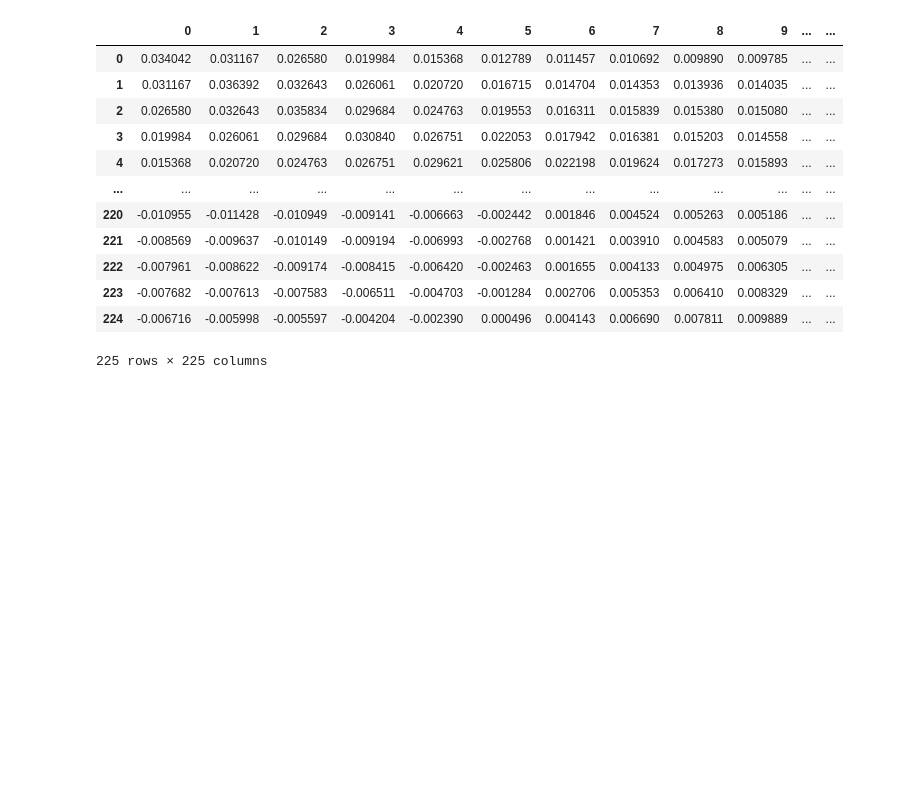
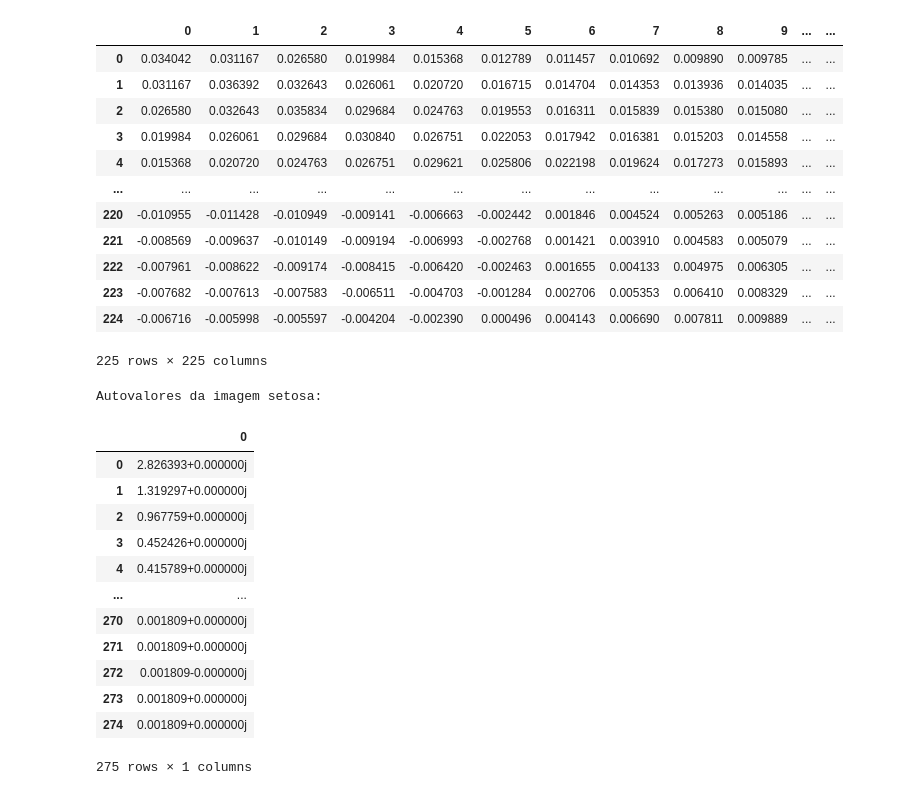
Before and after one commit to AdsonRoberto/Reducao_dimensionalidade_PCA_e_LDA, a Jupyter notebook: analise_PCA_LDA.ipynb, the cells around one changed output. Cells and saved outputs as stored; diff of their text form; code cells hidden in the pictures; blank space fills up the shorter version.

Commit message:
calculo de autovalores e autovetores e visualizando dataframe

```diff
--- a/analise_PCA_LDA.ipynb
+++ b/analise_PCA_LDA.ipynb
@@ -406,3 +406,22 @@ Matriz de covariância da imagem virginica:
 | 223 | -0.007682 | -0.007613 | -0.007583 | -0.006511 | -0.004703 | -0.001284 | 0.002706 | 0.005353 | 0.006410 | 0.008329 | ... | ... |
 | 224 | -0.006716 | -0.005998 | -0.005597 | -0.004204 | -0.002390 | 0.000496 | 0.004143 | 0.006690 | 0.007811 | 0.009889 | ... | ... |
 225 rows × 225 columns
+# %%
+print('Autovalores da imagem setosa: ')
+values_setosa_pd = pd.DataFrame(values_setosa)
+display(values_setosa_pd)
+# %% [output]
+Autovalores da imagem setosa:
+|  | 0 |
+| 0 | 2.826393+0.000000j |
+| 1 | 1.319297+0.000000j |
+| 2 | 0.967759+0.000000j |
+| 3 | 0.452426+0.000000j |
+| 4 | 0.415789+0.000000j |
+| ... | ... |
+| 270 | 0.001809+0.000000j |
+| 271 | 0.001809+0.000000j |
+| 272 | 0.001809-0.000000j |
+| 273 | 0.001809+0.000000j |
+| 274 | 0.001809+0.000000j |
+275 rows × 1 columns
```
Also changed, not shown: parts of 2 cells of this notebook.
